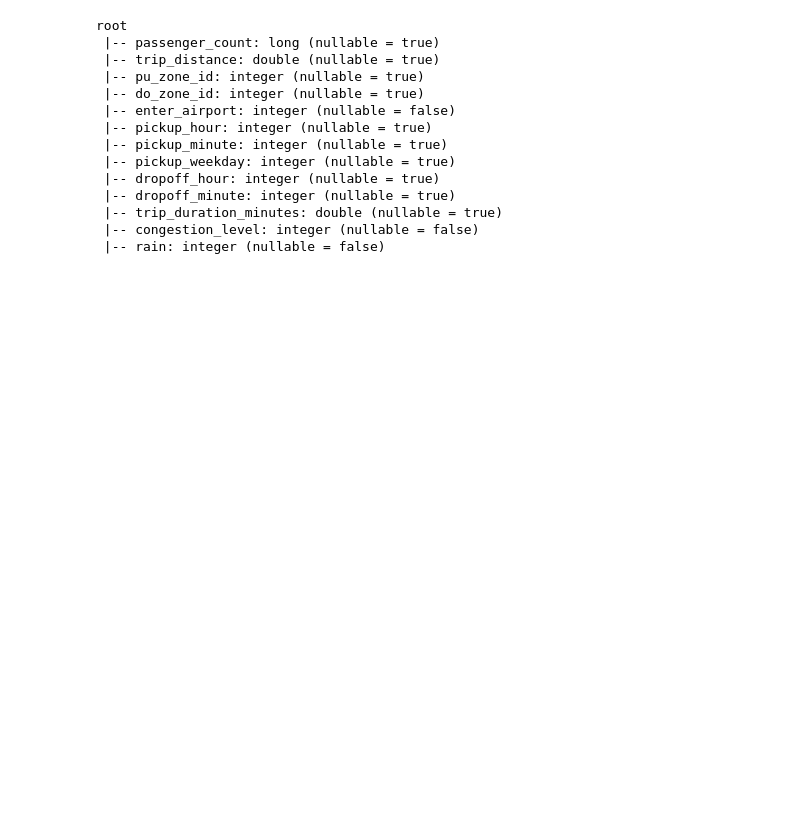
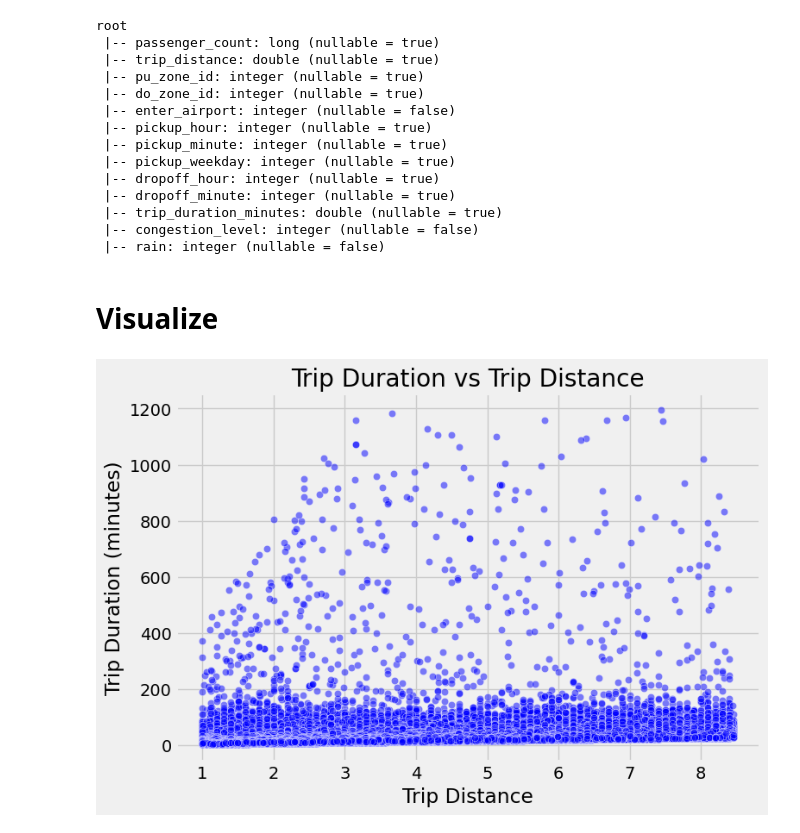
Before and after one commit to nhhongan/nyc_yellow_taxi_eta, a Jupyter notebook: notebook/eda_processing.ipynb, the cells around one changed output. Drawn from its saved outputs; the diff is of its cells as text; code cells hidden in the pictures; blank space fills up the shorter version.

Commit message:
visualize trip duration

```diff
--- a/notebook/eda_processing.ipynb
+++ b/notebook/eda_processing.ipynb
@@ -1053 +1020,29 @@ for file_name in os.listdir(temp_dir):
 shutil.rmtree(temp_dir)
+# %% [markdown]
+# Visualize
+# %%
+# Select relevant columns and filter invalid data
+selected_df = df.select( "trip_distance", "trip_duration_minutes").filter(
+    (df["trip_distance"].isNotNull()) & (df["trip_duration_minutes"].isNotNull()) &
+    (df["trip_duration_minutes"] > 0)
+)
+
+pandas_df = selected_df.toPandas()
+
+# Visualization for each feature
+plt.figure(figsize=(15, 20))
+
+sns.scatterplot(data=pandas_df, x="trip_distance", y="trip_duration_minutes", alpha=0.5, color="blue")
+plt.title("Trip Duration vs Trip Distance")
+plt.xlabel("Trip Distance")
+plt.ylabel("Trip Duration (minutes)")
+
+
+
+
+
+# Adjust layout
+plt.tight_layout()
+plt.show()
+# %% [output]
+[figure, added]
```
Also changed, not shown: parts of 11 cells of this notebook.
